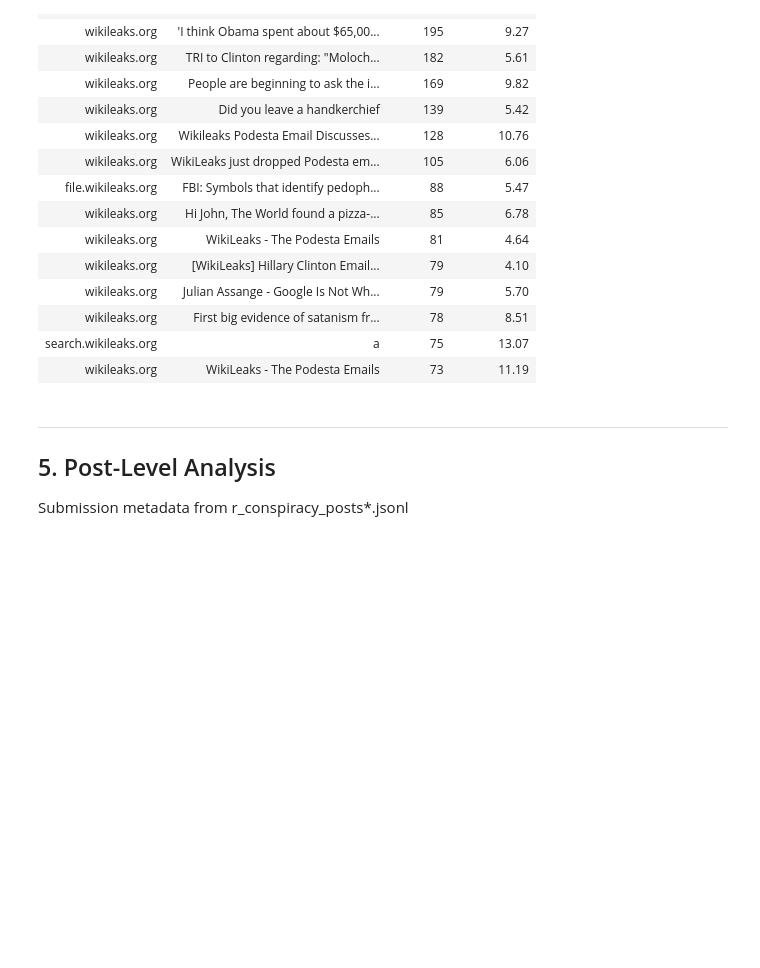
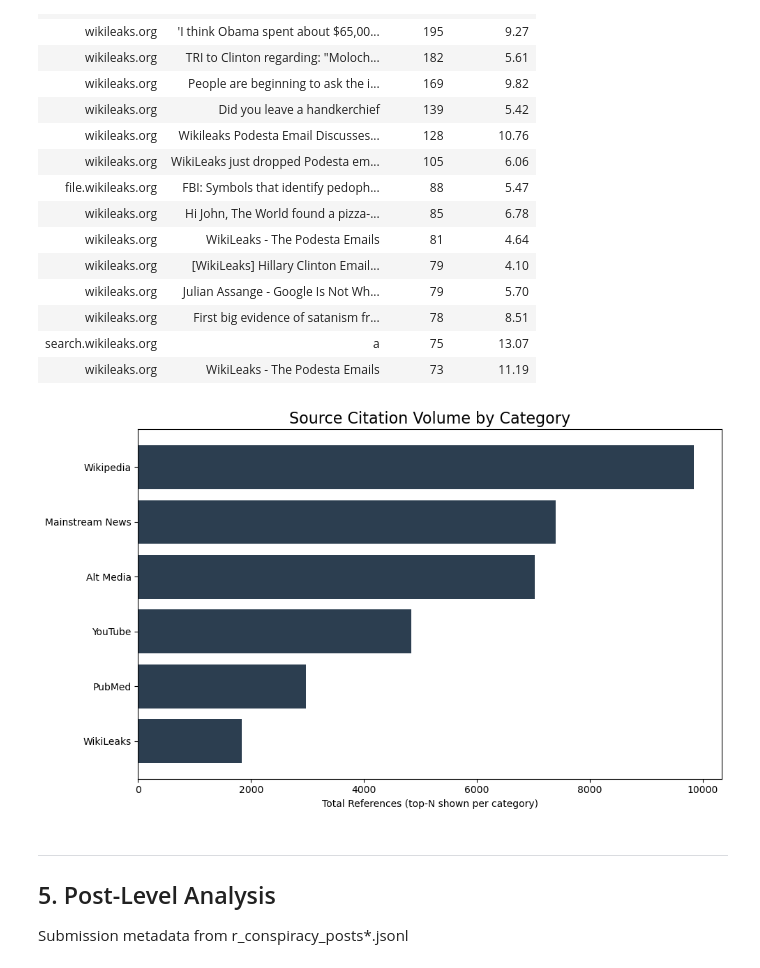
Before and after one commit to humanathema/ConspiracyComments, a Jupyter notebook: ConspiracyMaster_Refactored.ipynb, the cells around one changed output. Drawn from its saved outputs; the diff is of its cells as text; code cells hidden in the pictures; blank space fills up the shorter version.

```diff
--- a/ConspiracyMaster_Refactored.ipynb
+++ b/ConspiracyMaster_Refactored.ipynb
@@ -1475,6 +1475,21 @@ else:
 | wikileaks.org | First big evidence of satanism fr... | 78 | 8.51 |
 | search.wikileaks.org | a | 75 | 13.07 |
 | wikileaks.org | WikiLeaks - The Podesta Emails | 73 | 11.19 |
+# %%
+# Total reference/citation volume by source category (ties the 4.1
+# subsections together at a glance -- each table above already has its
+# own detail; this is just the relative scale).
+_source_totals = {
+    'Wikipedia': df_wiki['reference_count'].sum(),
+    'PubMed': df_pubmed['reference_count'].sum(),
+    'Mainstream News': df_news_articles['citations'].sum(),
+    'Alt Media': df_alt_articles['citations'].sum(),
+    'YouTube': df_youtube['citations'].sum(),
+    'WikiLeaks': df_wikileaks['citations'].sum() if len(df_wikileaks) > 0 else 0,
+}
+viz.plot_source_category_totals(_source_totals)
+# %% [output]
+[figure, added]
 # %% [markdown]
 ---
 ## 5. Post-Level Analysis
```
Also changed, not shown: parts of 6 cells of this notebook, 2 other files.
